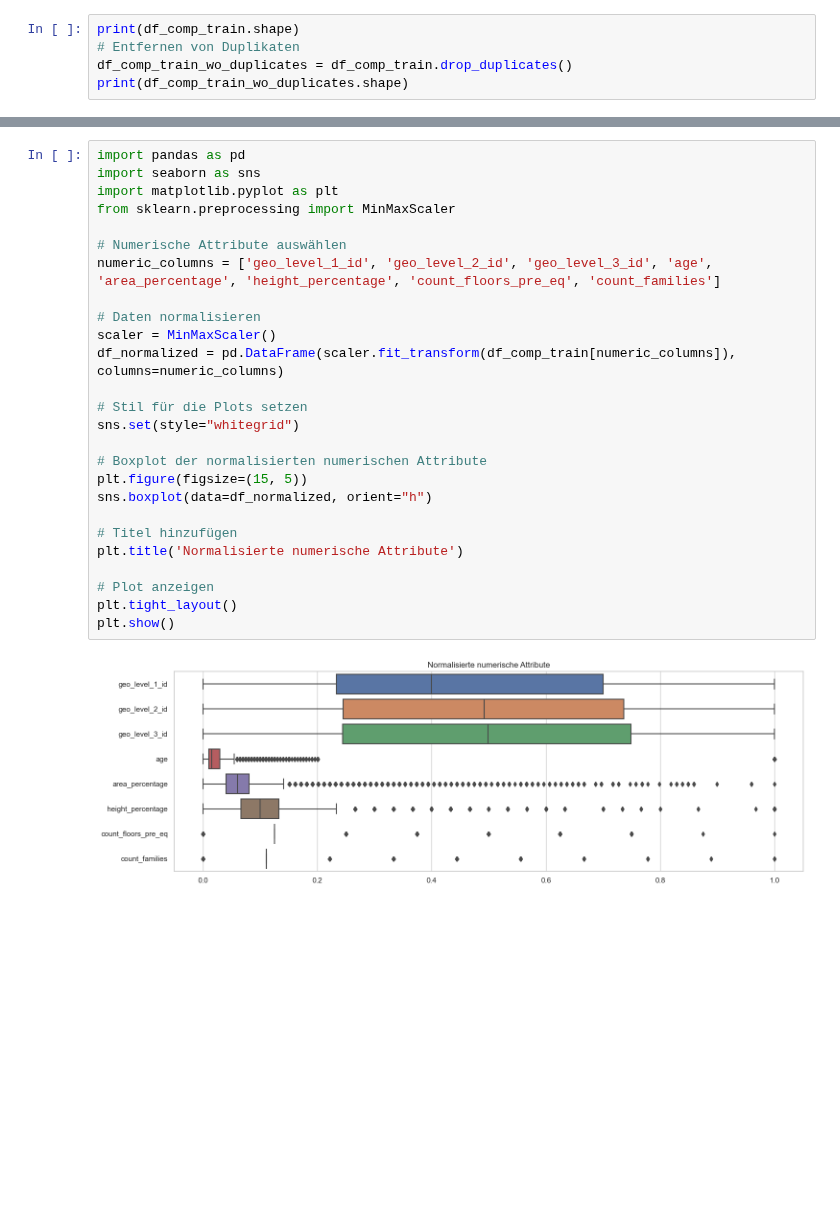
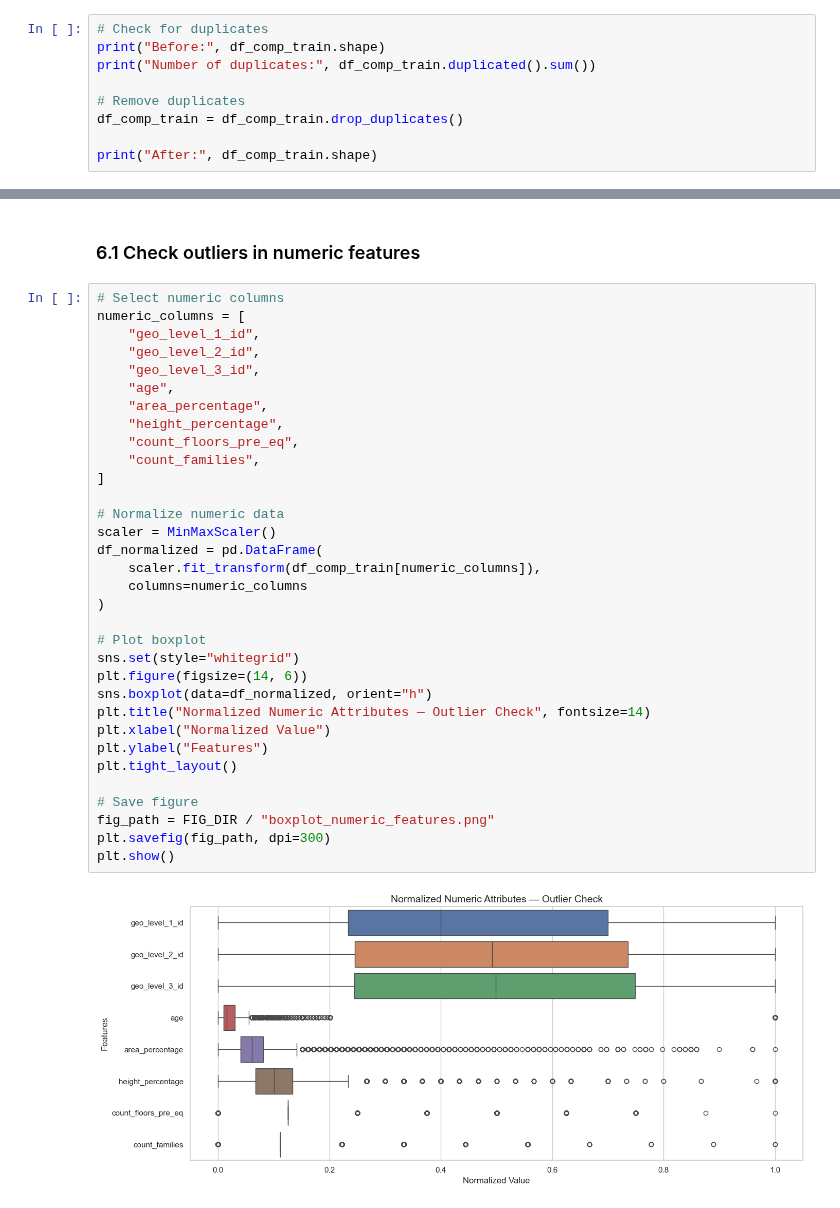
Before and after one commit to joscha-hillienhoff/earthquake-damage-ml, a Jupyter notebook: notebooks/data_understanding.ipynb, the cells around one changed output, grey strips where cells are left out. Cells and saved outputs as stored; diff of their text form; blank space fills up the shorter version.

Commit message:
Improved the structure of data_understanding notebook and added english comments

```diff
--- a/notebooks/data_understanding.ipynb
+++ b/notebooks/data_understanding.ipynb
@@ -152,6 +164,10 @@ dtype: int64
 # %%
-print(df_comp_train.shape)
-# Entfernen von Duplikaten
-df_comp_train_wo_duplicates = df_comp_train.drop_duplicates()
-print(df_comp_train_wo_duplicates.shape)
+# Check for duplicates
+print("Before:", df_comp_train.shape)
+print("Number of duplicates:", df_comp_train.duplicated().sum())
+
+# Remove duplicates
+df_comp_train = df_comp_train.drop_duplicates()
+
+print("After:", df_comp_train.shape)
 # %% [output]
@@ -162,28 +194,37 @@ print(df_comp_train_wo_duplicates.shape)
+# %% [markdown]
+### 6.1 Check outliers in numeric features
 # %%
-import pandas as pd
-import seaborn as sns
-import matplotlib.pyplot as plt
-from sklearn.preprocessing import MinMaxScaler
+# Select numeric columns
+numeric_columns = [
+    "geo_level_1_id",
+    "geo_level_2_id",
+    "geo_level_3_id",
+    "age",
+    "area_percentage",
+    "height_percentage",
+    "count_floors_pre_eq",
+    "count_families",
+]
 
-# Numerische Attribute auswählen
-numeric_columns = ['geo_level_1_id', 'geo_level_2_id', 'geo_level_3_id', 'age', 'area_percentage', 'height_percentage', 'count_floors_pre_eq', 'count_families']
+# Normalize numeric data
+scaler = MinMaxScaler()
+df_normalized = pd.DataFrame(
+    scaler.fit_transform(df_comp_train[numeric_columns]),
+    columns=numeric_columns
+)
 
-# Daten normalisieren
-scaler = MinMaxScaler()
-df_normalized = pd.DataFrame(scaler.fit_transform(df_comp_train[numeric_columns]), columns=numeric_columns)
+# Plot boxplot
+sns.set(style="whitegrid")
+plt.figure(figsize=(14, 6))
+sns.boxplot(data=df_normalized, orient="h")
+plt.title("Normalized Numeric Attributes — Outlier Check", fontsize=14)
+plt.xlabel("Normalized Value")
+plt.ylabel("Features")
+plt.tight_layout()
 
-# Stil für die Plots setzen
-sns.set(style="whitegrid")
-
-# Boxplot der normalisierten numerischen Attribute
-plt.figure(figsize=(15, 5))
-sns.boxplot(data=df_normalized, orient="h")
-
-# Titel hinzufügen
-plt.title('Normalisierte numerische Attribute')
-
-# Plot anzeigen
-plt.tight_layout()
+# Save figure
+fig_path = FIG_DIR / "boxplot_numeric_features.png"
+plt.savefig(fig_path, dpi=300)
 plt.show()
 # %% [output]
-[figure, old version]
+[figure, new version]
```
Also changed, not shown: parts of 51 cells of this notebook, 1 other file.
